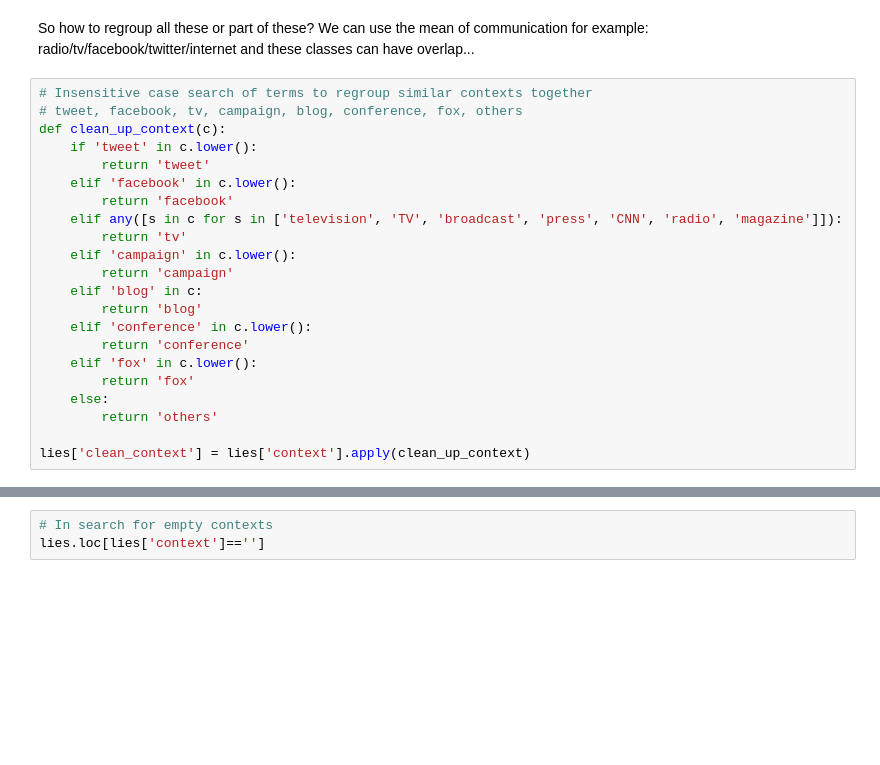
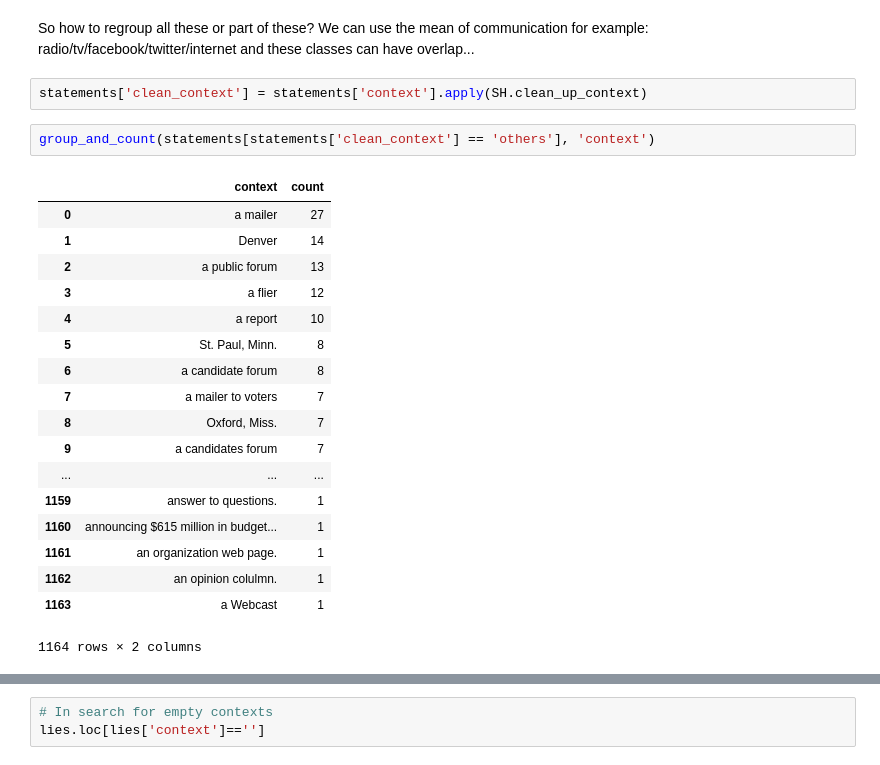
Before and after one commit to ExploringLies/lies-have-short-legs, a Jupyter notebook: notebooks/AnalyseDataset.ipynb, the cells around one changed output, grey strips where cells are left out. Cells and saved outputs as stored; diff of their text form; blank space fills up the shorter version.

```diff
--- a/notebooks/AnalyseDataset.ipynb
+++ b/notebooks/AnalyseDataset.ipynb
@@ -141,25 +133,26 @@ So how to regroup all these or part of these?
 We can use the mean of communication for example:
 radio/tv/facebook/twitter/internet
 and these classes can have overlap...
-# %%
-# Insensitive case search of terms to regroup similar contexts together
-# tweet, facebook, tv, campaign, blog, conference, fox, others
-def clean_up_context(c):
-    if 'tweet' in c.lower():
-        return 'tweet'
-    elif 'facebook' in c.lower():
-        return 'facebook'
-    elif any([s in c for s in ['television', 'TV', 'broadcast', 'press', 'CNN', 'radio', 'magazine']]):
-        return 'tv'
-    elif 'campaign' in c.lower():
-        return 'campaign'
-    elif 'blog' in c:
-        return 'blog'
-    elif 'conference' in c.lower():
-        return 'conference'
-    elif 'fox' in c.lower():
-        return 'fox'
-    else:
-        return 'others'
-
-lies['clean_context'] = lies['context'].apply(clean_up_context)
+# %%
+statements['clean_context'] = statements['context'].apply(SH.clean_up_context)
+# %%
+group_and_count(statements[statements['clean_context'] == 'others'], 'context')
+# %% [output]
+|  | context | count |
+| 0 | a mailer | 27 |
+| 1 | Denver | 14 |
+| 2 | a public forum | 13 |
+| 3 | a flier | 12 |
+| 4 | a report | 10 |
+| 5 | St. Paul, Minn. | 8 |
+| 6 | a candidate forum | 8 |
+| 7 | a mailer to voters | 7 |
+| 8 | Oxford, Miss. | 7 |
+| 9 | a candidates forum | 7 |
+| ... | ... | ... |
+| 1159 | answer to questions. | 1 |
+| 1160 | announcing $615 million in budget... | 1 |
+| 1161 | an organization web page. | 1 |
+| 1162 | an opinion colulmn. | 1 |
+| 1163 | a Webcast | 1 |
+1164 rows × 2 columns
```
Also changed, not shown: parts of 11 cells of this notebook, 2 other files.
